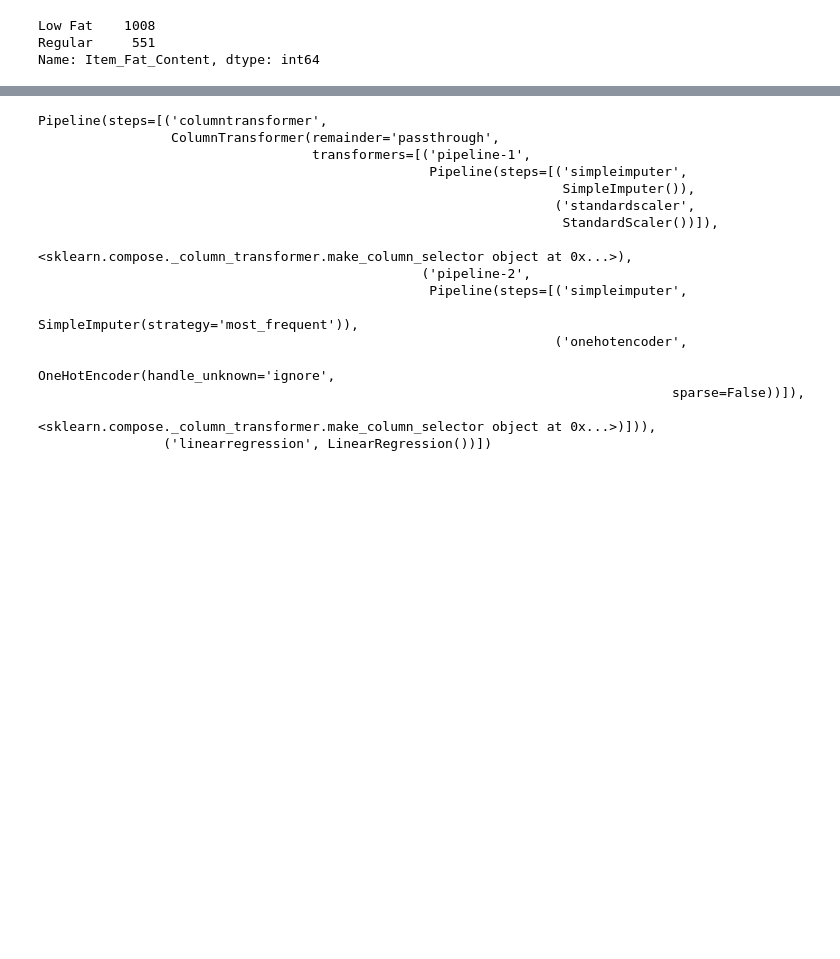
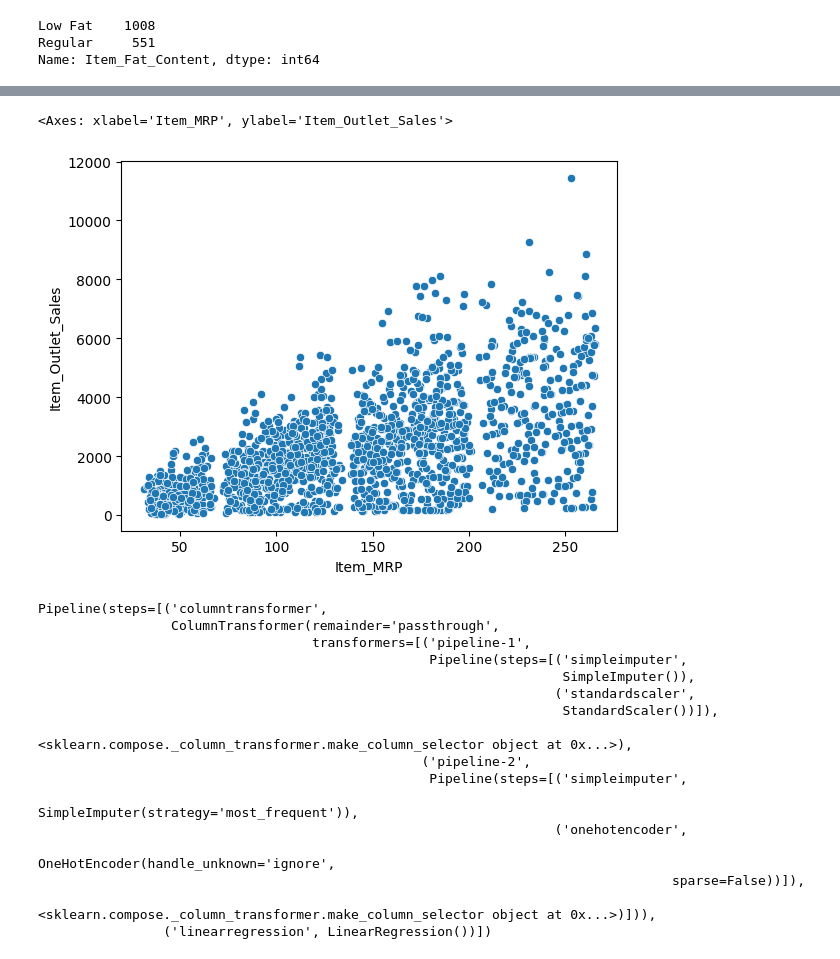
Before and after one commit to RissanX/food-sales-predicitons, a Jupyter notebook: Food_Sales_Predictions.ipynb, the cells around one changed output, grey strips where cells are left out. Cells and saved outputs as stored; diff of their text form; code cells hidden in the pictures; blank space fills up the shorter version.

```diff
--- a/Food_Sales_Predictions.ipynb
+++ b/Food_Sales_Predictions.ipynb
@@ -56,3 +66,8 @@ y = df['Item_Outlet_Sales']
+# %%
+sns.scatterplot (data=df, x='Item_MRP', y='Item_Outlet_Sales')
+# %% [output]
+<Axes: xlabel='Item_MRP', ylabel='Item_Outlet_Sales'>
+[figure, added]
 # %%
 X_train, X_test, y_train, y_test = train_test_split(X, y, random_state=42)
 # %%
```
Also changed, not shown: parts of 5 cells of this notebook.
